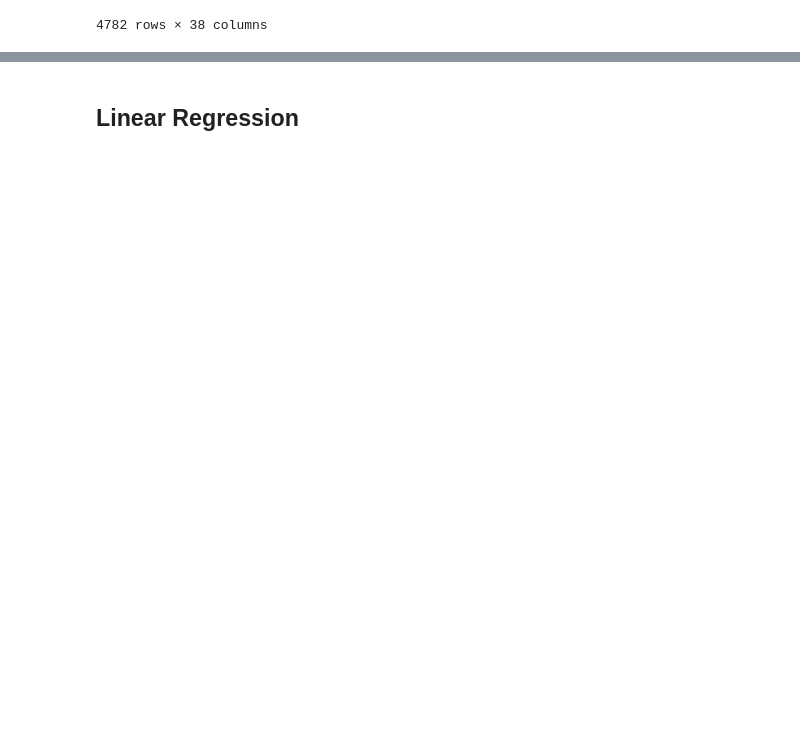
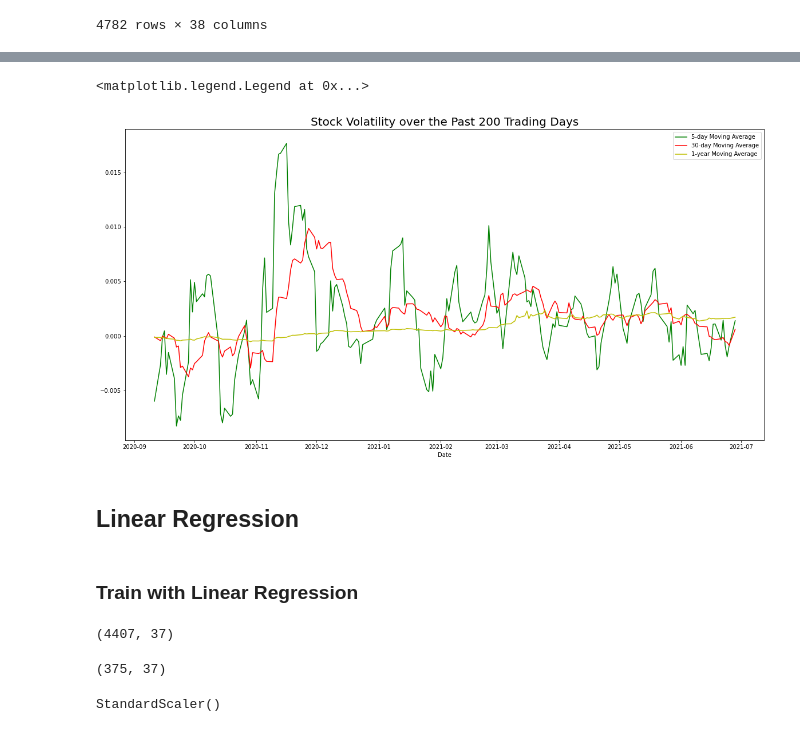
Before and after one commit to linhdinh0908/Stock-Price-Prediction-Model, a Jupyter notebook: Stock Price Prediction.ipynb, the cells around one changed output, grey strips where cells are left out. Drawn from its saved outputs; the diff is of its cells as text; code cells hidden in the pictures; blank space fills up the shorter version.

Commit message:
applied Linear Regression to train model
This project is still ongoing!

```diff
--- a/Stock Price Prediction.ipynb
+++ b/Stock Price Prediction.ipynb
@@ -144,2 +145,44 @@ plt.legend()
+# %%
+# Volatility in the past 200 trading days
+plt.figure(figsize=(20,10))
+plt.plot(new_df['moving_avg_5'].iloc[-200:],'g-', label ='5-day Moving Average')
+plt.plot(new_df['moving_avg_30'].iloc[-200:],'r-', label = '30-day Moving Average')
+plt.plot(new_df['moving_avg_365'].iloc[-200:], 'y-', label = '1-year Moving Average')
+plt.title("Stock Volatility over the Past 200 Trading Days", fontsize = 20)
+plt.xlabel("Date")
+plt.legend()
+# %% [output]
+<matplotlib.legend.Legend at 0x...>
+[figure, added]
 # %% [markdown]
 ## Linear Regression
+# %% [markdown]
+### Train with Linear Regression
+# %%
+# Training Set
+import datetime
+start_training = datetime.date(2001,1,2)
+end_training = datetime.date(2019,12,31)
+features = new_df.drop(columns = ['close'],axis=1)
+target = new_df['close']
+X_train = features[start_training:end_training]
+y_train = target[start_training:end_training]
+X_train.shape
+# %% [output]
+(4407, 37)
+# %%
+#Test Set
+start_test = datetime.date(2020,1,2)
+end_test = datetime.date(2021,6,29)
+X_test = features[start_test:end_test]
+y_test = target[start_test:end_test]
+X_test.shape
+# %% [output]
+(375, 37)
+# %%
+# Standardization (due to price and ratio being in different scale)
+from sklearn.preprocessing import StandardScaler
+scaler = StandardScaler()
+scaler.fit(X_train)
+# %% [output]
+StandardScaler()
```
Also changed, not shown: parts of 8 cells of this notebook.
